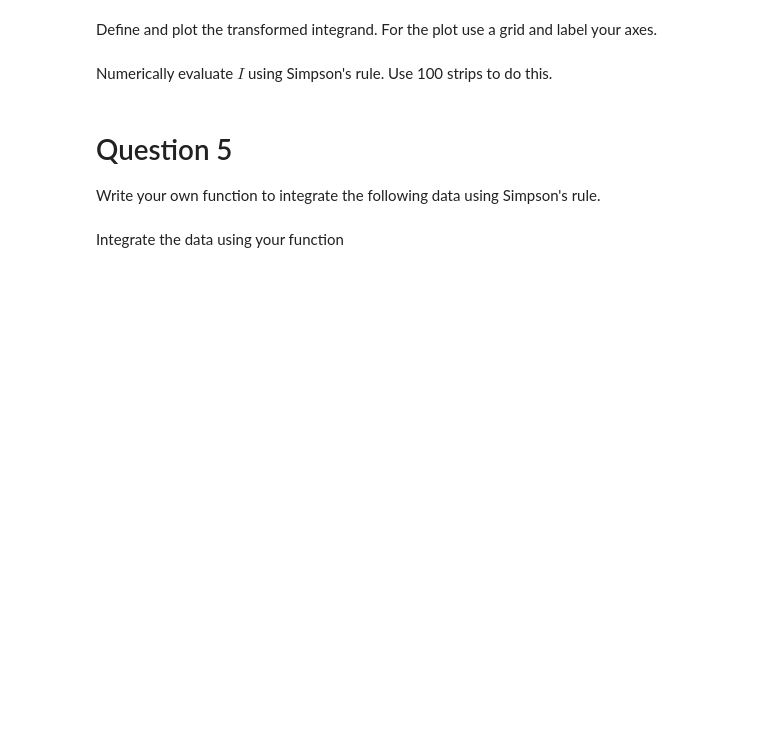
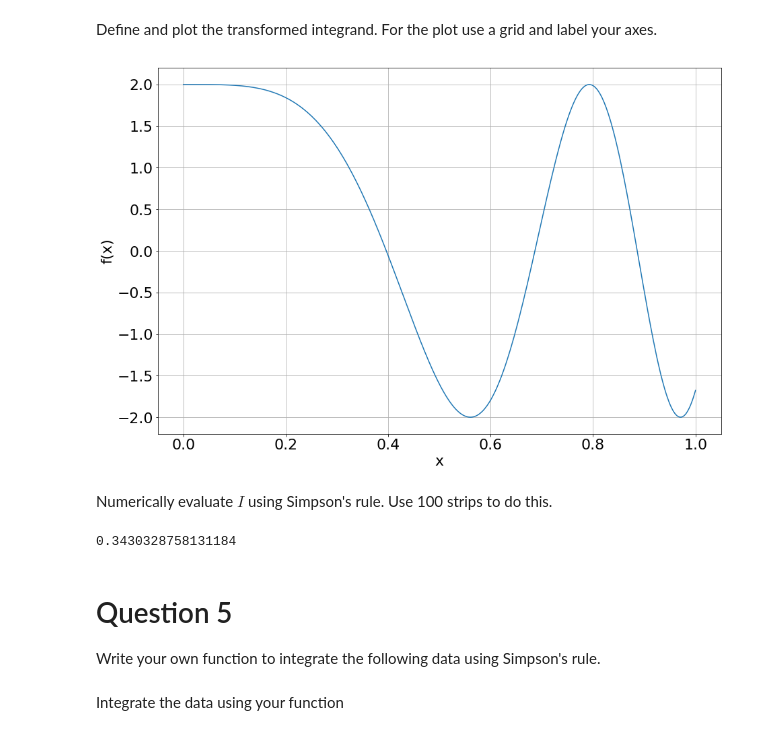
Before and after one commit to lobsterbottomy/Computational-Science-Assignments, a Jupyter notebook: Assignment-4.ipynb, the cells around one changed output. Saved outputs shown, nothing was run; the diff lists cells and outputs as text; code cells hidden in the pictures; blank space fills up the shorter version.

```diff
--- a/Assignment-4.ipynb
+++ b/Assignment-4.ipynb
@@ -237,7 +245,27 @@ Plot the integrand in the range $[0,1]$, use a grid and label your axes.
 # %% [markdown]
 Define and plot the transformed integrand. For the plot use a grid and label your axes.
+# %%
+x = np.linspace(0,1,500)
+y = 2*np.cos(10*x**2)
+plt.xlabel("x")
+plt.ylabel("f(x)")
+plt.grid(True)
+plt.plot(x,y)
+plt.show()
+# %% [output]
+[figure, added]
 # %% [markdown]
 Numerically evaluate $I$ using Simpson's rule. Use 100 strips to do this.
+# %%
+def integrand(x):
+    if x == 0:
+        return 0
+    else:
+        return 2*np.cos(10*x**2)
+
+SimpsonsIntegrate(integrand,0,1,100)
+# %% [output]
+0.3430328758131184
 # %% [markdown]
 # Question 5
 
```
Also changed, not shown: parts of 7 cells of this notebook.
